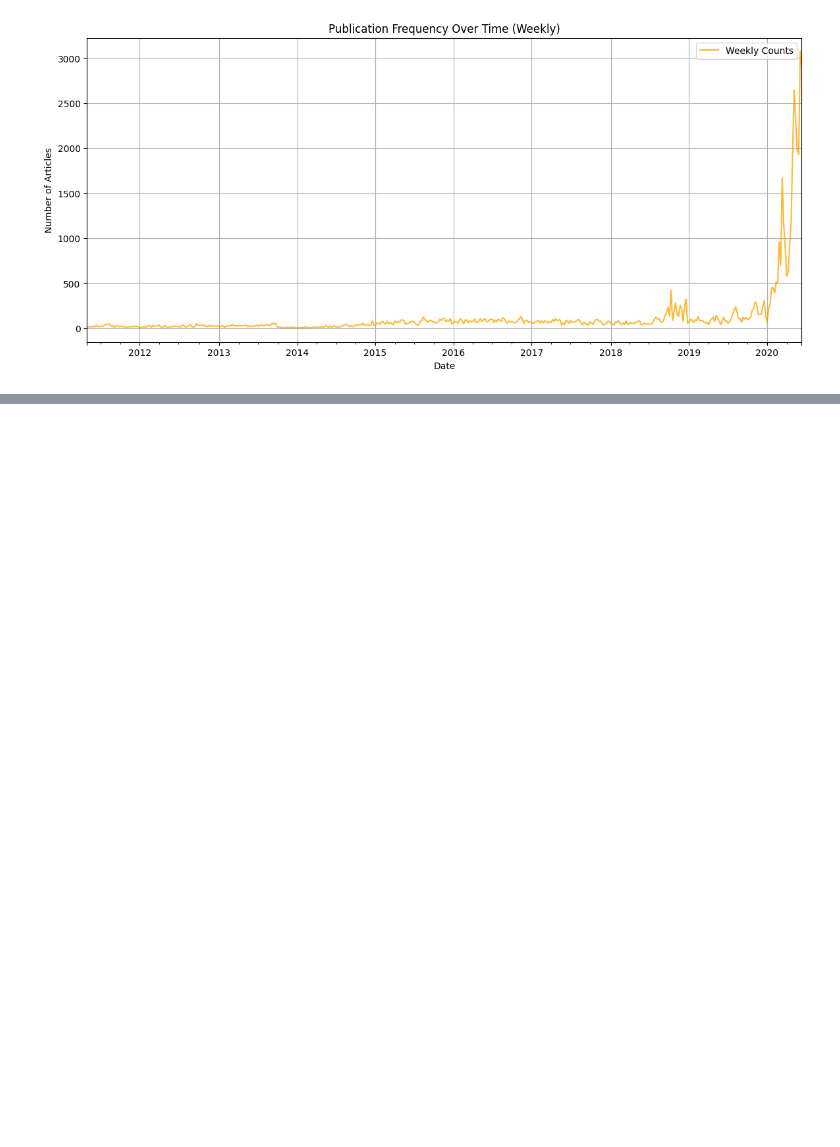
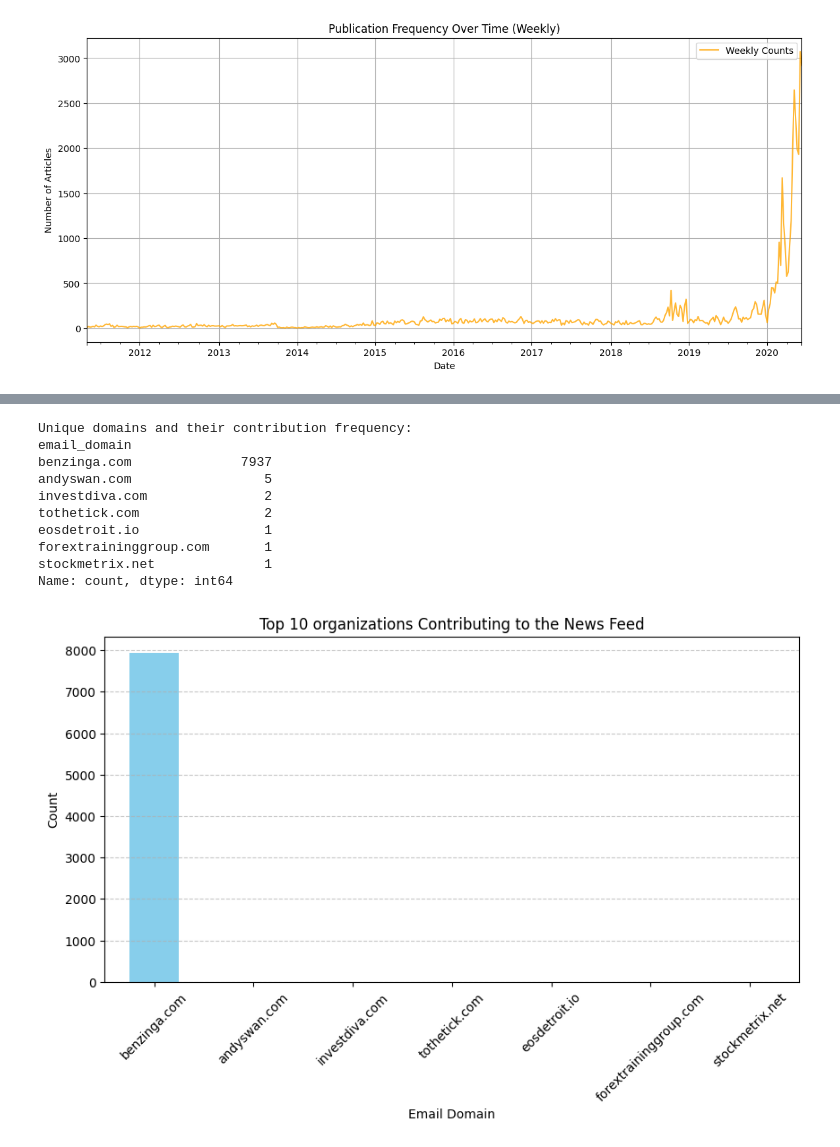
Before and after one commit to AregawiF/financial-news-sentiment-analysis, a Jupyter notebook: notebooks/eda.ipynb, the cells around one changed output, grey strips where cells are left out. Cells and saved outputs as stored; diff of their text form; code cells hidden in the pictures; blank space fills up the shorter version.

Commit message:
extracted email addresses to identify unique domains to see if certain organizations contribute more frequently.

```diff
--- a/notebooks/eda.ipynb
+++ b/notebooks/eda.ipynb
@@ -273,0 +315,38 @@ plt.show()
+# %%
+# Extract domain from email addresses
+df['email_domain'] = df['publisher'].str.extract(r'@([a-zA-Z0-9.-]+)')
+
+# Filter out rows with email domains (non-NaN)
+email_domains = df.dropna(subset=['email_domain'])
+
+# Remove gmail.com domain
+org_domain = email_domains[email_domains['email_domain'] != 'gmail.com']
+
+# Count frequency of each domain
+domain_counts = org_domain['email_domain'].value_counts()
+
+# Display the results
+print("Unique domains and their contribution frequency:")
+print(domain_counts)
+
+# Plot the top 10 domains
+plt.figure(figsize=(10, 5))
+domain_counts.head(10).plot(kind='bar', color='skyblue')
+plt.title('Top 10 organizations Contributing to the News Feed')
+plt.xlabel('Email Domain')
+plt.ylabel('Count')
+plt.xticks(rotation=45)
+plt.grid(axis='y', linestyle='--', alpha=0.7)
+plt.show()
+# %% [output]
+Unique domains and their contribution frequency:
+email_domain
+benzinga.com              7937
+andyswan.com                 5
+investdiva.com               2
+tothetick.com                2
+eosdetroit.io                1
+forextraininggroup.com       1
+stockmetrix.net              1
+Name: count, dtype: int64
+[figure, added]
```
Also changed, not shown: parts of 8 cells of this notebook.
